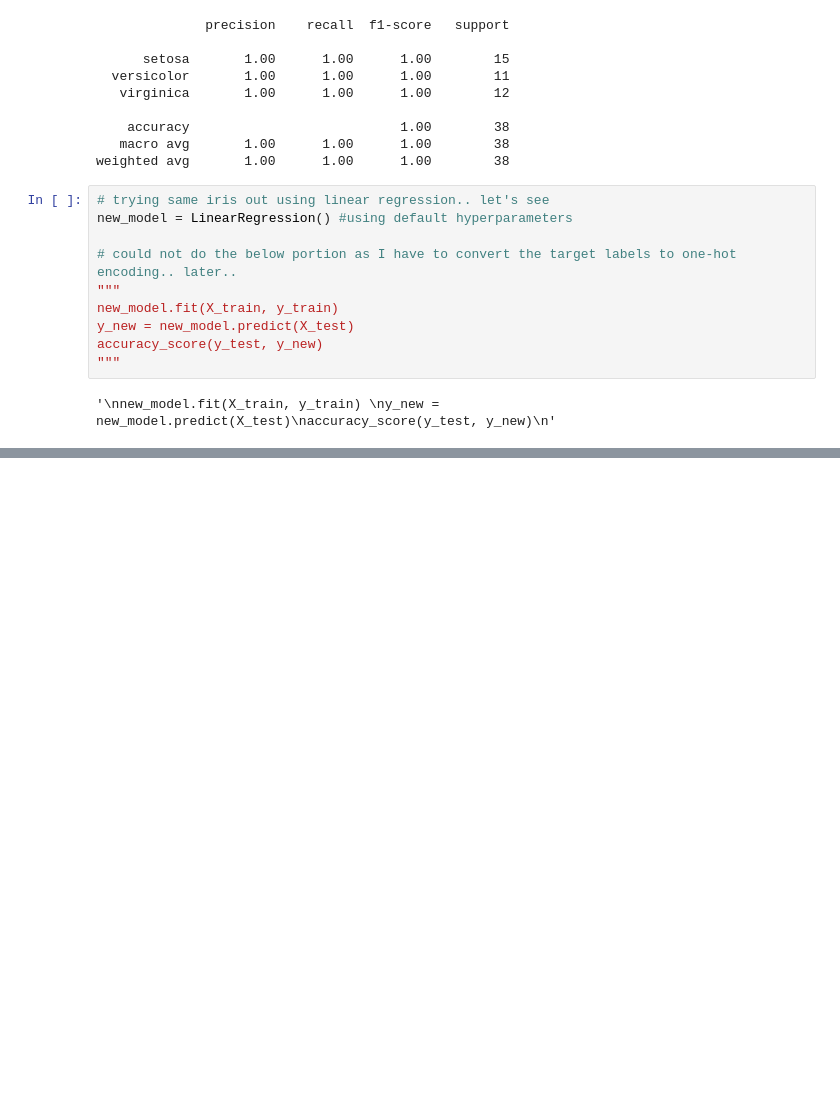
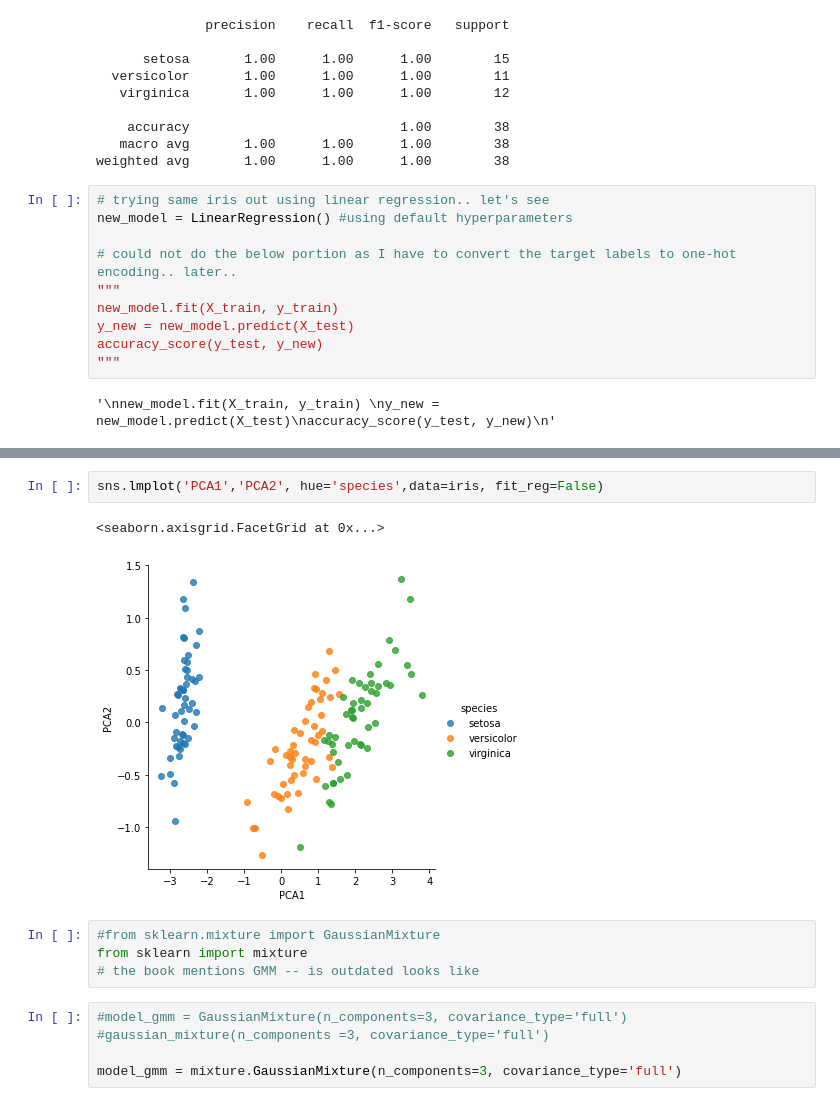
Before and after one commit to amit1476/myUbuntuRep, a Jupyter notebook: Ultra_ch5_ml.ipynb, the cells around one changed output, grey strips where cells are left out. Drawn from its saved outputs; the diff is of its cells as text; blank space fills up the shorter version.

```diff
--- a/Ultra_ch5_ml.ipynb
+++ b/Ultra_ch5_ml.ipynb
@@ -141,0 +192,14 @@ accuracy_score(y_test, y_new)
+# %%
+sns.lmplot('PCA1','PCA2', hue='species',data=iris, fit_reg=False)
+# %% [output]
+<seaborn.axisgrid.FacetGrid at 0x...>
+[figure, added]
+# %%
+#from sklearn.mixture import GaussianMixture
+from sklearn import mixture
+# the book mentions GMM -- is outdated looks like
+# %%
+#model_gmm = GaussianMixture(n_components=3, covariance_type='full')
+#gaussian_mixture(n_components =3, covariance_type='full')
+
+model_gmm = mixture.GaussianMixture(n_components=3, covariance_type='full')
```
Also changed, not shown: parts of 32 cells of this notebook.
